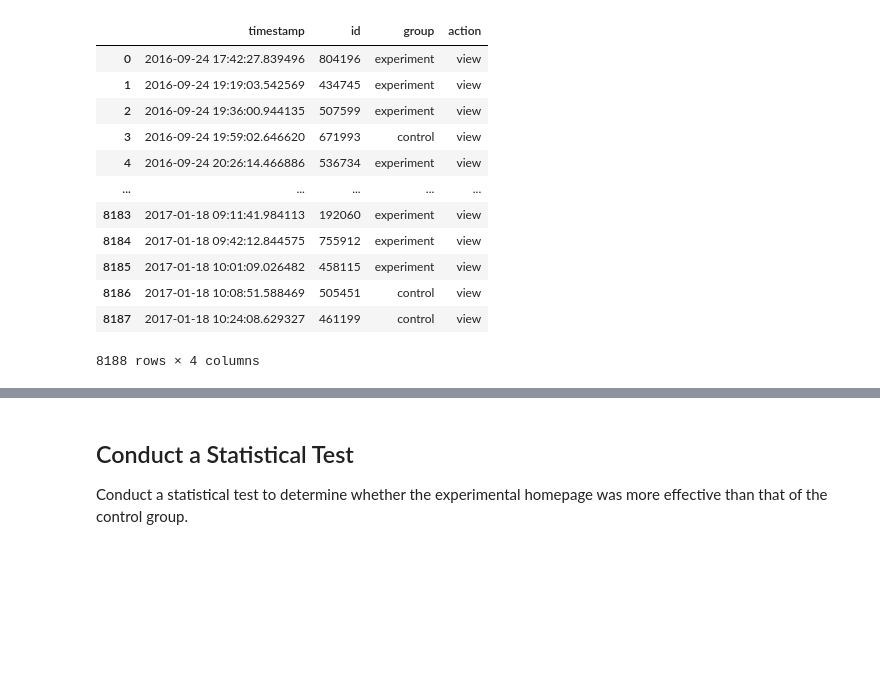
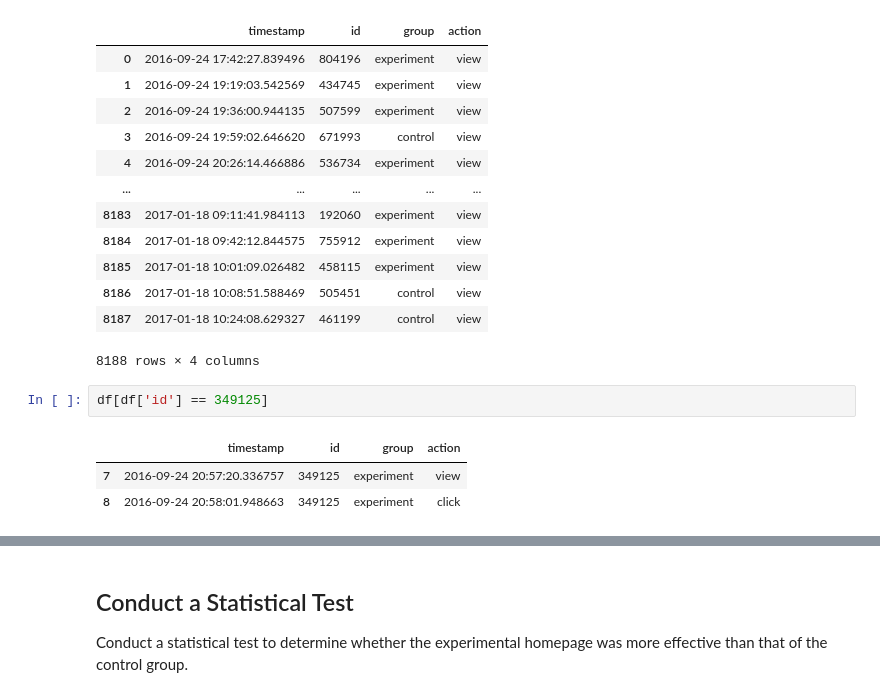
Before and after one commit to poariston/dsc-website-ab-testing-lab-online-ds-pt-120919, a Jupyter notebook: index.ipynb, the cells around one changed output, grey strips where cells are left out. Cells and saved outputs as stored; diff of their text form; blank space fills up the shorter version.

```diff
--- a/index.ipynb
+++ b/index.ipynb
@@ -72,3 +80,9 @@ df
 | 8186 | 2017-01-18 10:08:51.588469 | 505451 | control | view |
 | 8187 | 2017-01-18 10:24:08.629327 | 461199 | control | view |
 8188 rows × 4 columns
+# %%
+df[df['id'] == 349125]
+# %% [output]
+|  | timestamp | id | group | action |
+| 7 | 2016-09-24 20:57:20.336757 | 349125 | experiment | view |
+| 8 | 2016-09-24 20:58:01.948663 | 349125 | experiment | click |
```
Also changed, not shown: parts of 14 cells of this notebook, 1 other file.
